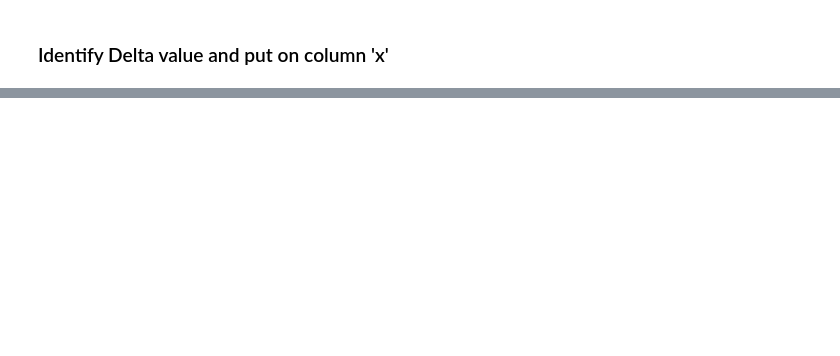
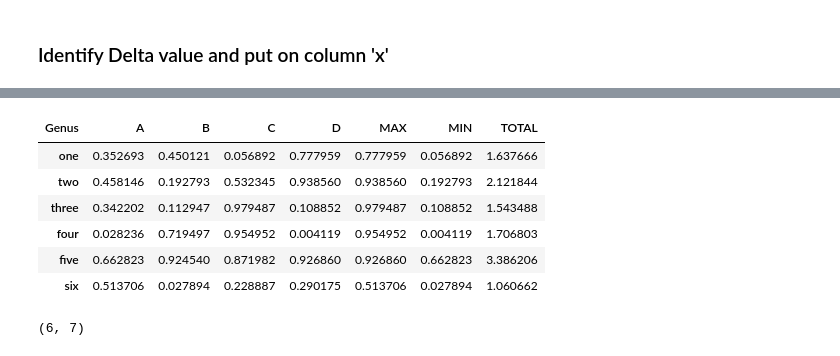
Before and after one commit to luizcarloskazuyukifukaya/jupyternotebook, a Jupyter notebook: Pandas Data Manupulation.ipynb, the cells around one changed output, grey strips where cells are left out. Saved outputs shown, nothing was run; the diff lists cells and outputs as text; code cells hidden in the pictures; blank space fills up the shorter version.

```diff
--- a/Pandas Data Manupulation.ipynb
+++ b/Pandas Data Manupulation.ipynb
@@ -130,0 +201,3 @@ df
+# %%
+# Rename column 'x' to 'MIN'
+df.rename(columns={'x':'MIN'}, inplace=True)
@@ -130,0 +238,2 @@ df
+# %%
+df.drop('MIN', axis='columns', inplace=True)
@@ -130,0 +272,2 @@ df
+# %%
+df['MIN'] = df.T.min()
@@ -130,0 +323,16 @@ df
+# %%
+df['TOTAL'] = df.loc[:,['A','B','C','D']].sum(axis='columns', skipna = True)
+# %%
+df
+# %% [output]
+| Genus | A | B | C | D | MAX | MIN | TOTAL |
+| one | 0.352693 | 0.450121 | 0.056892 | 0.777959 | 0.777959 | 0.056892 | 1.637666 |
+| two | 0.458146 | 0.192793 | 0.532345 | 0.938560 | 0.938560 | 0.192793 | 2.121844 |
+| three | 0.342202 | 0.112947 | 0.979487 | 0.108852 | 0.979487 | 0.108852 | 1.543488 |
+| four | 0.028236 | 0.719497 | 0.954952 | 0.004119 | 0.954952 | 0.004119 | 1.706803 |
+| five | 0.662823 | 0.924540 | 0.871982 | 0.926860 | 0.926860 | 0.662823 | 3.386206 |
+| six | 0.513706 | 0.027894 | 0.228887 | 0.290175 | 0.513706 | 0.027894 | 1.060662 |
+# %%
+df.shape
+# %% [output]
+(6, 7)
```
Also changed, not shown: parts of 39 cells of this notebook.
